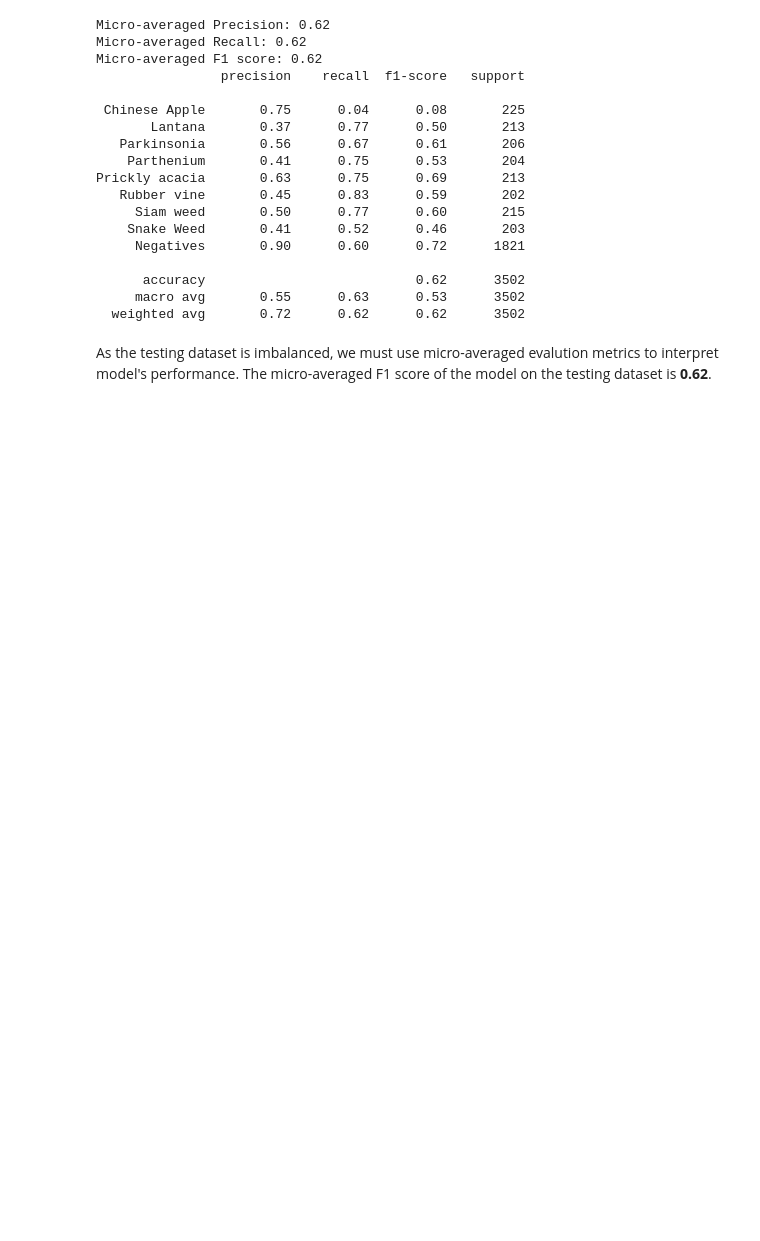
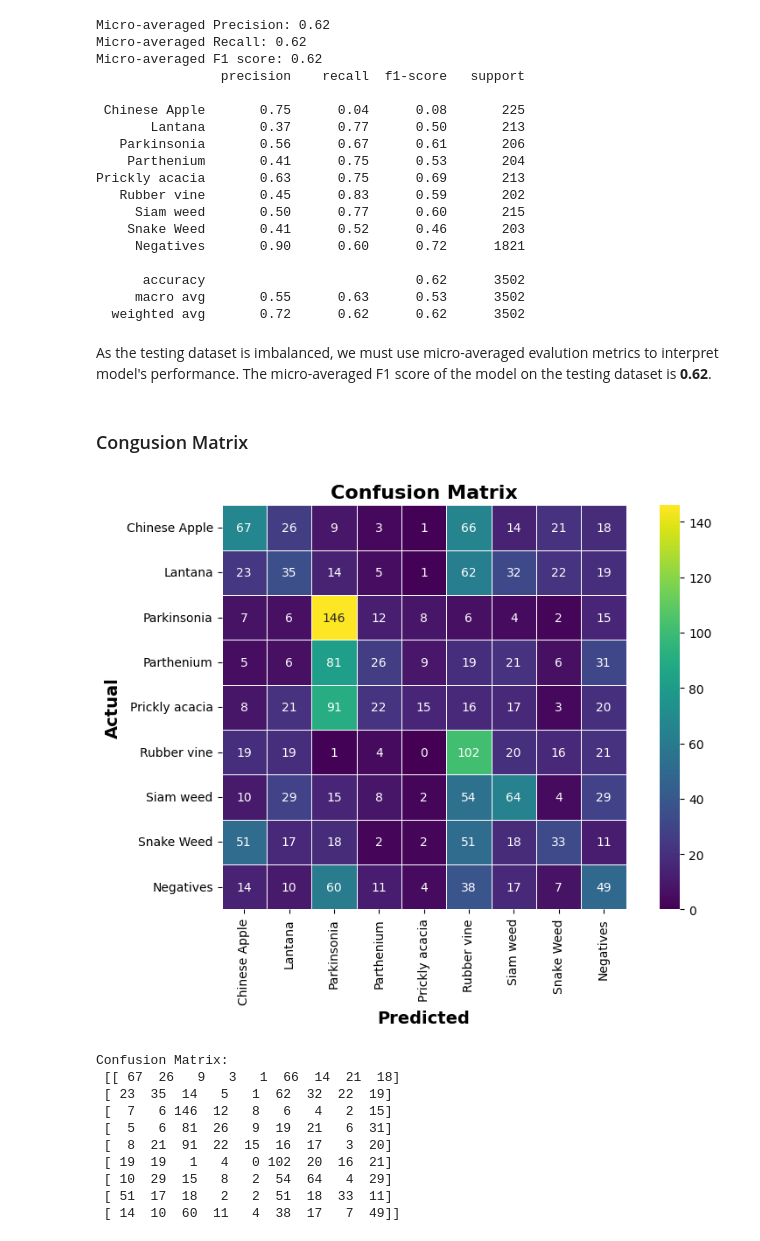
Before and after one commit to yun-jihyun/Weed-Classification, a Jupyter notebook: notebooks/cnn_model.ipynb, the cells around one changed output. Drawn from its saved outputs; the diff is of its cells as text; code cells hidden in the pictures; blank space fills up the shorter version.

```diff
--- a/notebooks/cnn_model.ipynb
+++ b/notebooks/cnn_model.ipynb
@@ -320,9 +320,9 @@ Epoch 20/20
 # %% [markdown]
 Due to the time constraints, we were only able to train until 20 epochs. However, given that the model's performance on both the training dataset and validation dataset were gradually increasing, there is a possibility of more improvements in the model when the number of epochs is increased.
 # %%
-y_pred = model.predict(X_test_processed)
+y_pred_cnn = model.predict(X_test_processed)
 
-y_pred_classes = np.argmax(y_pred, axis=1)
+y_pred_classes = np.argmax(y_pred_cnn, axis=1)
 y_test_processed = np.argmax(y_test_processed, axis=1)
 # %% [output]
 110/110 [==============================] - 136s 1s/step
@@ -369,3 +371,42 @@ Prickly acacia       0.63      0.75      0.69       213
   weighted avg       0.72      0.62      0.62      3502
 # %% [markdown]
 As the testing dataset is imbalanced, we must use micro-averaged evalution metrics to interpret model's performance. The micro-averaged F1 score of the model on the testing dataset is **0.62**.
+# %% [markdown]
+### Congusion Matrix
+# %%
+from sklearn.metrics import precision_recall_fscore_support, confusion_matrix, classification_report
+import matplotlib.pyplot as plt
+import seaborn as sns
+
+
+# Generate and print the confusion matrix
+conf_matrix = confusion_matrix(y_test, y_pred_cnn)
+
+plt.figure(figsize=(10, 6))
+
+sns.heatmap(
+    conf_matrix, annot=True, fmt='d', cmap='viridis', linewidths=0.4, square=True, cbar=True,
+    xticklabels=['Chinese Apple', 'Lantana', 'Parkinsonia', 'Parthenium',
+                'Prickly acacia', 'Rubber vine', 'Siam weed', 'Snake Weed', 'Negatives'],
+    yticklabels=['Chinese Apple', 'Lantana', 'Parkinsonia', 'Parthenium',
+                'Prickly acacia', 'Rubber vine', 'Siam weed', 'Snake Weed', 'Negatives']
+)
+
+plt.xlabel('Predicted', fontsize=14, fontweight='bold')
+plt.ylabel('Actual', fontsize=14, fontweight='bold')
+plt.title('Confusion Matrix', fontsize=16, fontweight='bold')
+plt.yticks(rotation=360)
+
+plt.show()
+# %% [output]
+[figure, added]
+Confusion Matrix:
+ [[ 67  26   9   3   1  66  14  21  18]
+ [ 23  35  14   5   1  62  32  22  19]
+ [  7   6 146  12   8   6   4   2  15]
+ [  5   6  81  26   9  19  21   6  31]
+ [  8  21  91  22  15  16  17   3  20]
+ [ 19  19   1   4   0 102  20  16  21]
+ [ 10  29  15   8   2  54  64   4  29]
+ [ 51  17  18   2   2  51  18  33  11]
+ [ 14  10  60  11   4  38  17   7  49]]
```
Also changed, not shown: parts of 1 cell of this notebook, 1 other file.
